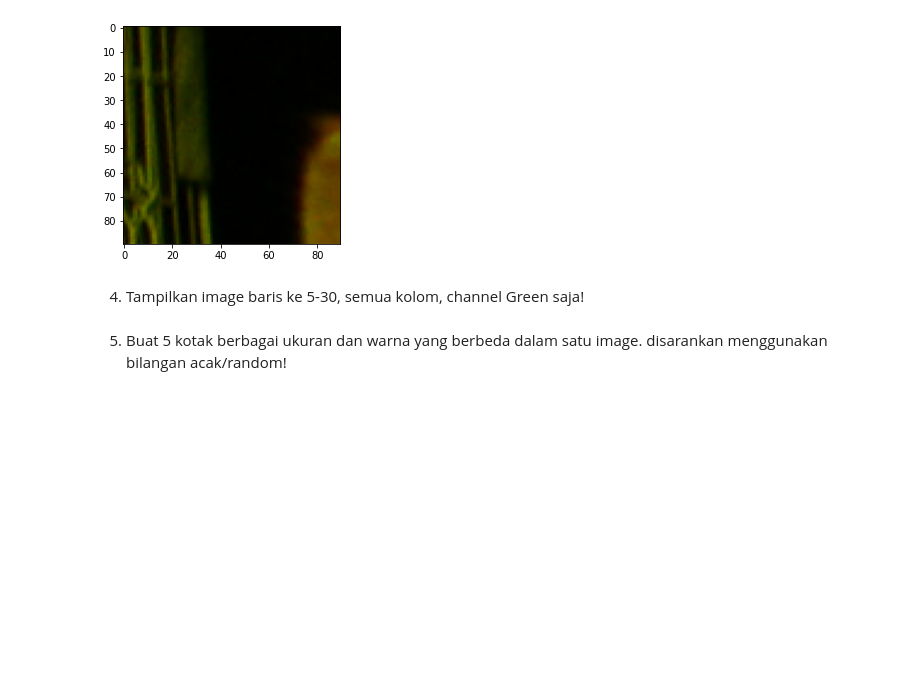
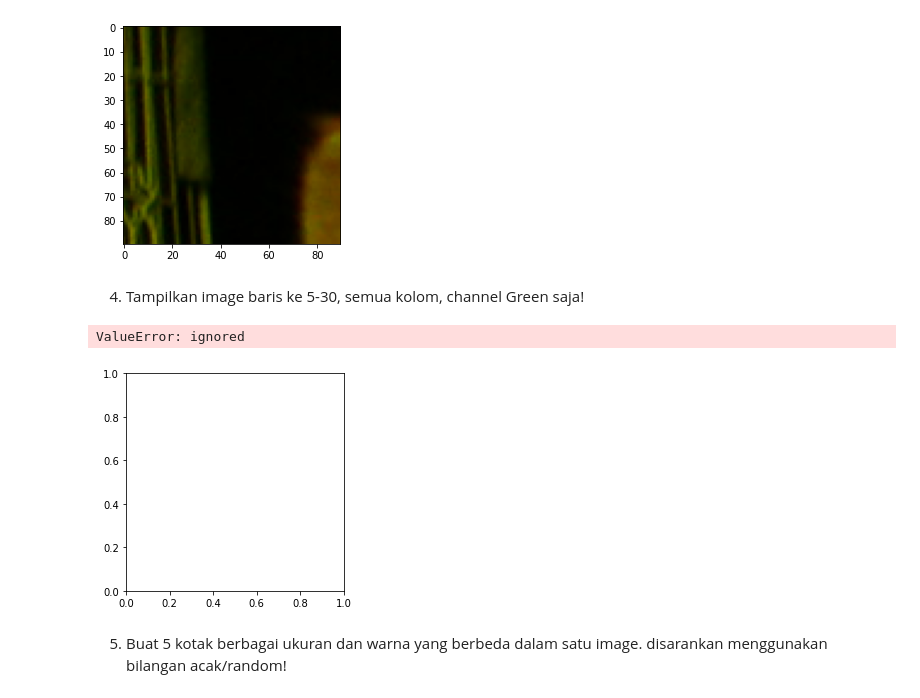
Before and after one commit to mukhammadarifin/PCVK_Genap_2021, a Jupyter notebook: week2.ipynb, the cells around one changed output. Cells and saved outputs as stored; diff of their text form; code cells hidden in the pictures; blank space fills up the shorter version.

```diff
--- a/week2.ipynb
+++ b/week2.ipynb
@@ -82,5 +82,10 @@ plt.imshow(imgt2b)
 [figure]
 # %% [markdown]
 4. Tampilkan image baris ke 5-30, semua kolom, channel Green saja!
+# %%
+plt.imshow(img_gray1, cmap=)
+# %% [output]
+ValueError: ignored
+[figure, added]
 # %% [markdown]
 5. Buat 5 kotak berbagai ukuran dan warna yang berbeda dalam satu image. disarankan menggunakan bilangan acak/random!
```
Also changed, not shown: parts of 5 cells of this notebook.
